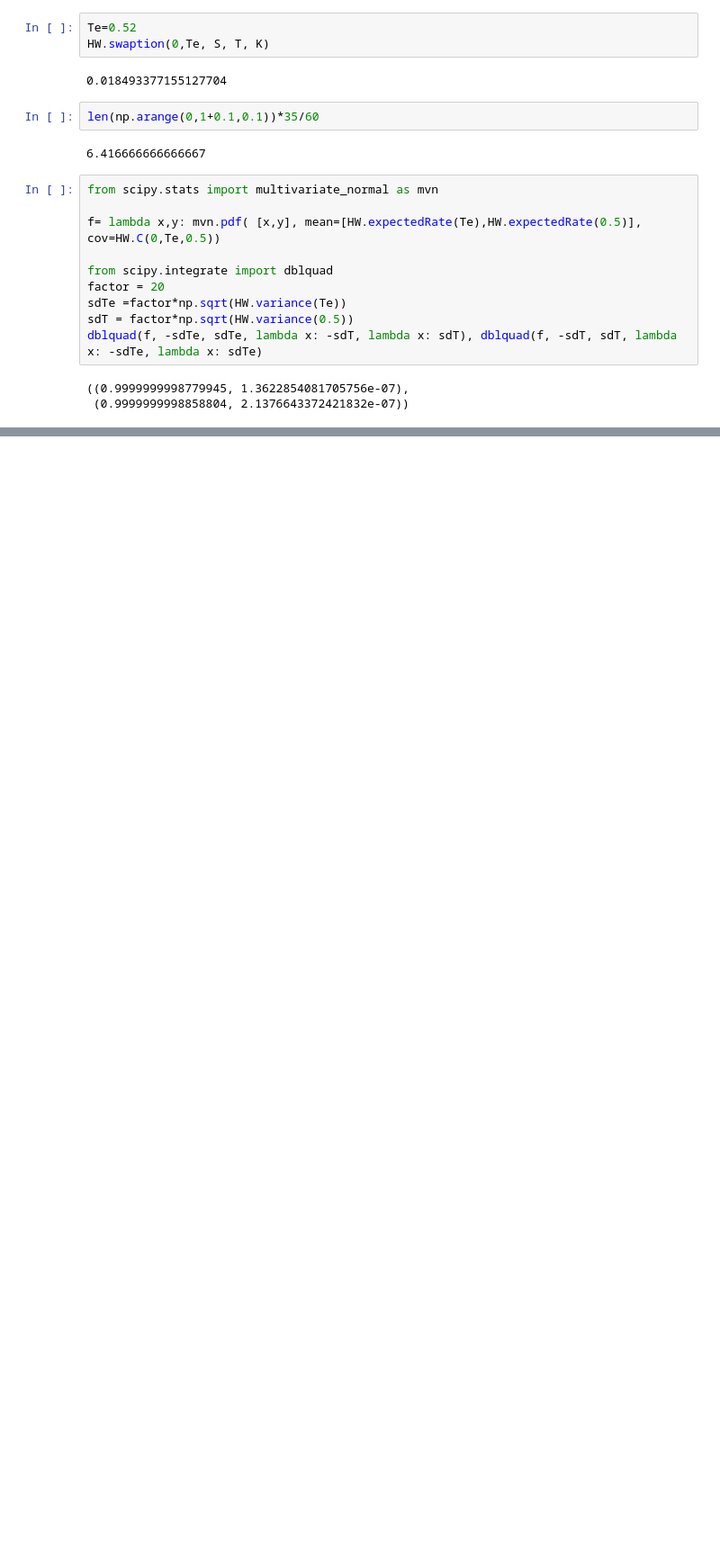
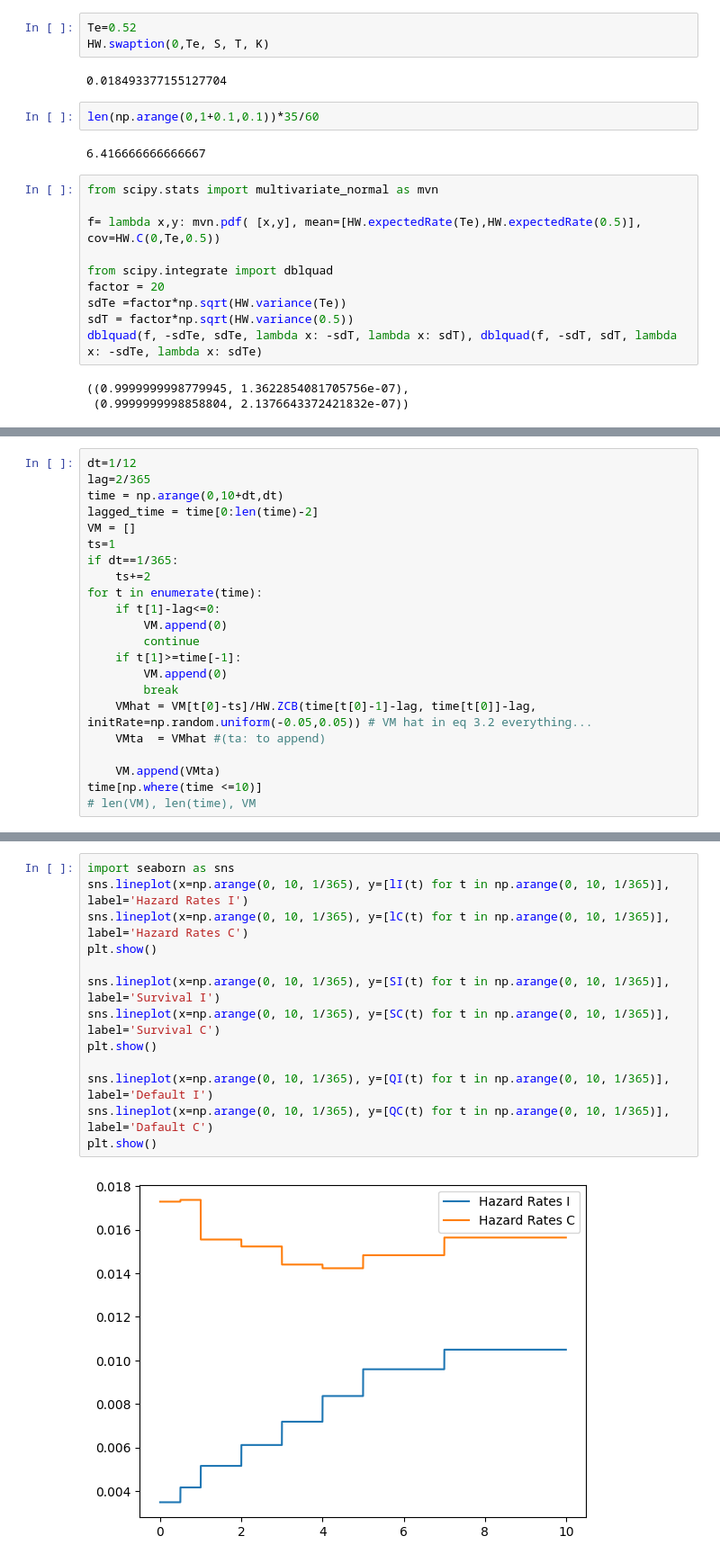
Before and after one commit to Eskild-afk/MasterThesis, a Jupyter notebook: test.ipynb, the cells around one changed output, grey strips where cells are left out. Shown at 90% size. Saved outputs shown, nothing was run; the diff lists cells and outputs as text; blank space fills up the shorter version.

Commit message:
default curves changes

```diff
--- a/test.ipynb
+++ b/test.ipynb
@@ -36,0 +41,22 @@ dblquad(f, -sdTe, sdTe, lambda x: -sdT, lambda x: sdT), dblquad(f, -sdT, sdT, la
+# %%
+dt=1/12
+lag=2/365
+time = np.arange(0,10+dt,dt)
+lagged_time = time[0:len(time)-2]
+VM = []
+ts=1
+if dt==1/365:
+    ts+=2
+for t in enumerate(time):
+    if t[1]-lag<=0:
+        VM.append(0)
+        continue
+    if t[1]>=time[-1]:
+        VM.append(0)
+        break
+    VMhat = VM[t[0]-ts]/HW.ZCB(time[t[0]-1]-lag, time[t[0]]-lag, initRate=np.random.uniform(-0.05,0.05)) # VM hat in eq 3.2 everything...
+    VMta  = VMhat #(ta: to append)
+
+    VM.append(VMta)
+time[np.where(time <=10)]
+# len(VM), len(time), VM
@@ -36,0 +105,15 @@ dblquad(f, -sdTe, sdTe, lambda x: -sdT, lambda x: sdT), dblquad(f, -sdT, sdT, la
+# %%
+import seaborn as sns
+sns.lineplot(x=np.arange(0, 10, 1/365), y=[lI(t) for t in np.arange(0, 10, 1/365)], label='Hazard Rates I')
+sns.lineplot(x=np.arange(0, 10, 1/365), y=[lC(t) for t in np.arange(0, 10, 1/365)], label='Hazard Rates C')
+plt.show()
+
+sns.lineplot(x=np.arange(0, 10, 1/365), y=[SI(t) for t in np.arange(0, 10, 1/365)], label='Survival I')
+sns.lineplot(x=np.arange(0, 10, 1/365), y=[SC(t) for t in np.arange(0, 10, 1/365)], label='Survival C')
+plt.show()
+
+sns.lineplot(x=np.arange(0, 10, 1/365), y=[QI(t) for t in np.arange(0, 10, 1/365)], label='Default I')
+sns.lineplot(x=np.arange(0, 10, 1/365), y=[QC(t) for t in np.arange(0, 10, 1/365)], label='Dafault C')
+plt.show()
+# %% [output]
+[figure, added]
```
Also changed, not shown: parts of 10 cells of this notebook, 2 other files.
